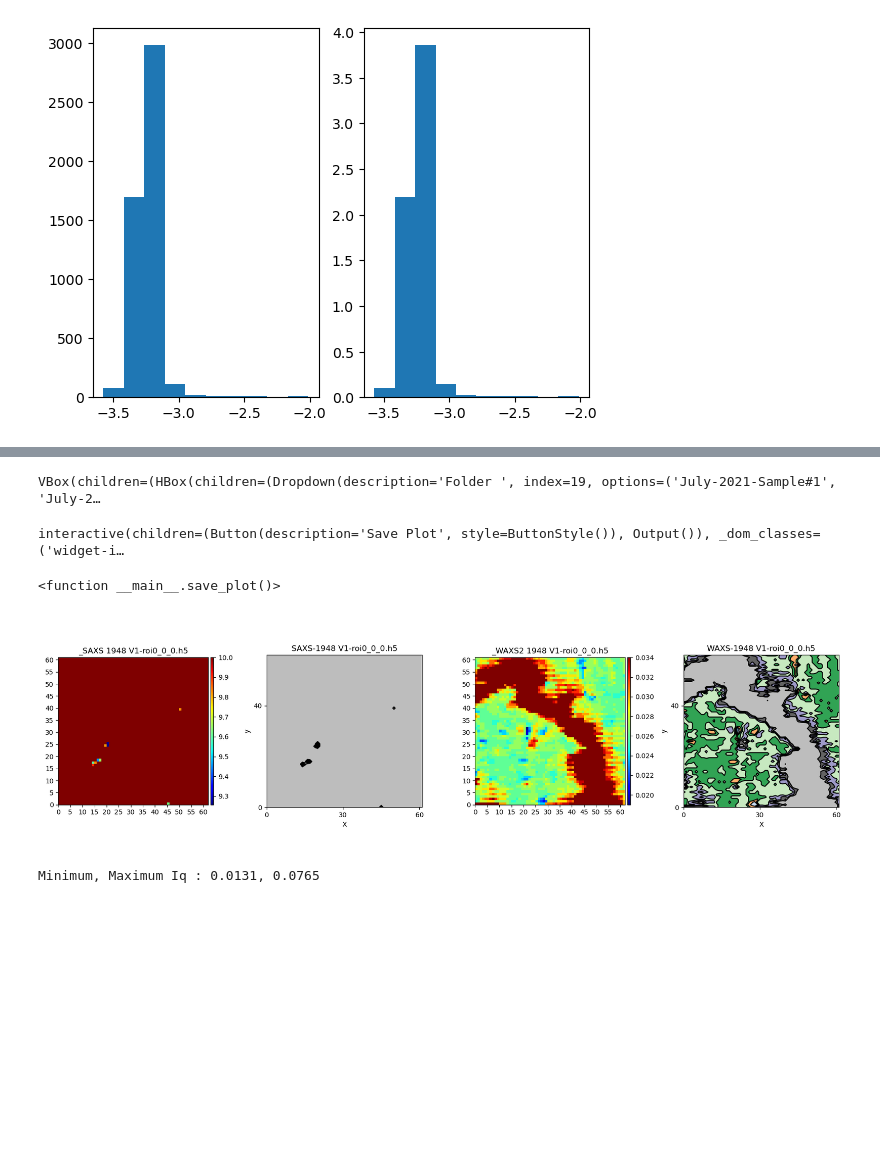
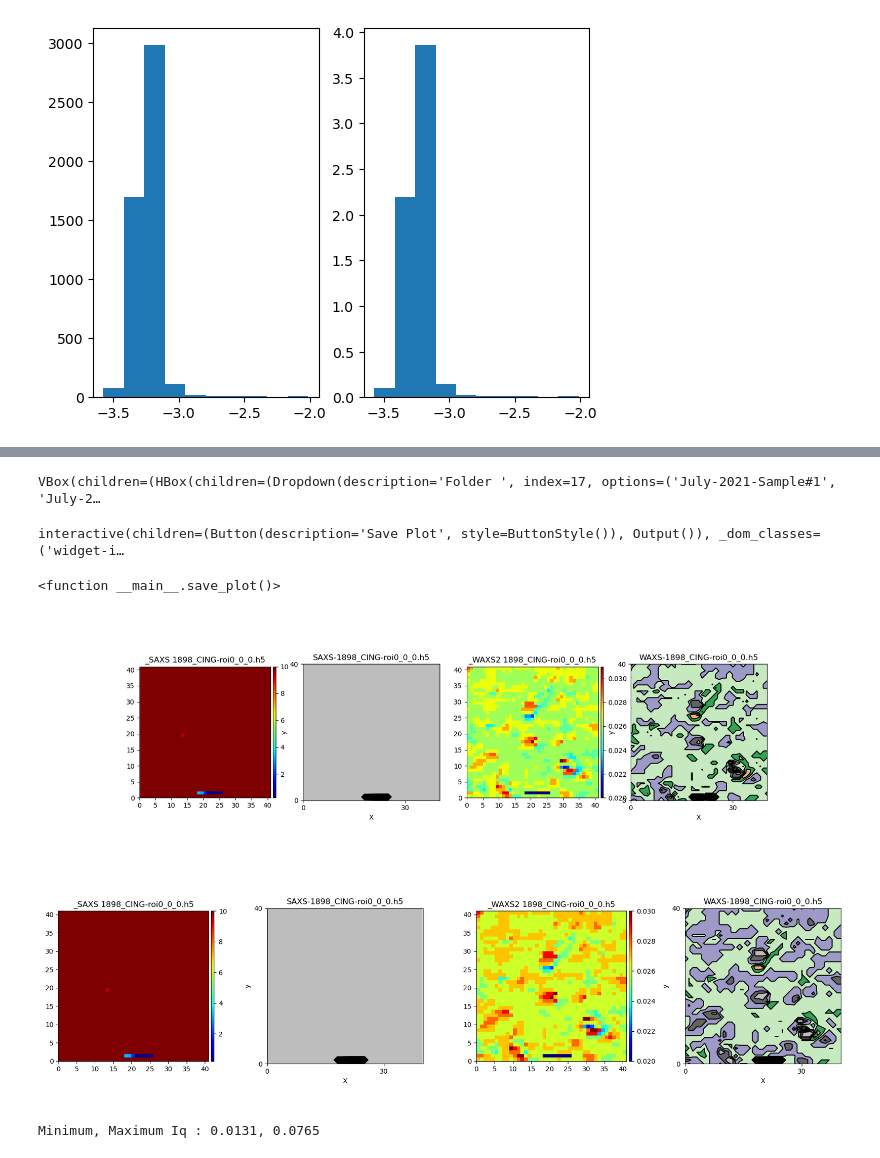
Before and after one commit to eeedinar/Alzheimers, a Jupyter notebook: visualization.ipynb, the cells around one changed output, grey strips where cells are left out. Drawn from its saved outputs; the diff is of its cells as text; code cells hidden in the pictures; blank space fills up the shorter version.

```diff
--- a/visualization.ipynb
+++ b/visualization.ipynb
@@ -8,7 +8,7 @@ from analysis_data import *
 qgrid2 = np.hstack([np.arange(0.005, 0.0499, 0.001), np.arange(0.05, 0.099, 0.002), np.arange(0.1, 3.2, 0.005)])
 
 samples_csv                = 'data_directory.csv'
-default_sample_dir         = 'Mar-2023-Sample#1948'      # 'July-2021-Sample#6'    '21-Nov'   'July-sorted'   '20-Dec'    '22-Oct'   'Oct-2022-1971'   'Mar-2023-Sample#1898'
+default_sample_dir         = 'Mar-2023-Sample#1898'      # 'July-2021-Sample#6'    '21-Nov'   'July-sorted'   '20-Dec'    '22-Oct'   'Oct-2022-1971'   'Mar-2023-Sample#1898'
 csv_and_code_abs_directory = '/Users/bashit.a/Documents/Alzheimer/Codes/'
 
 dropdown_name, dropdown_name_list, cwd, exp_folder = change_python_path(dropdown_name = default_sample_dir, csv_file_location = csv_and_code_abs_directory, samples_csv = samples_csv)
@@ -106,6 +97,9 @@ saxs_inc_widget = ipywidgets.FloatSlider(value = default_saxs_inc,     min= 0.00
 waxs_max_widget = ipywidgets.FloatSlider(value = 0.035,  min= 0.001,   max= 1, step=0.001 ,                 description='WAXS Max:',  continuous_update=False, layout=ipywidgets.Layout(width='25%'), readout=True, readout_format='.4f', style= {'description_width': 'initial'})
 waxs_inc_widget = ipywidgets.FloatSlider(value = default_waxs_inc,     min= 0.0001, max= 0.035, step=0.001, description='WAXS Inc.:', continuous_update=False, layout=ipywidgets.Layout(width='25%'), readout=True, readout_format='.4f', style= {'description_width': 'initial'})
 contour_level_widget   = ipywidgets.IntSlider(value=9,                 min=3,       max=30,                 description='Contour Level.:', continuous_update=False, layout=ipywidgets.Layout(width='25%'), readout=True,                   style= {'description_width': 'initial'})
+
+
+output = ipywidgets.Output()
 
 ### set saxs-waxs max, value, step update according to file
 def set_saxs_waxs_widget(diff_patterns, scattering):
@@ -140,8 +134,8 @@ def saxs_waxs_max_inc_visibility(saxs_max, saxs_inc, waxs_max, waxs_inc):
     waxs_max_widget.layout.visibility = waxs_max
     waxs_inc_widget.layout.visibility = waxs_max
 
+@output.capture(clear_output=True)
 def heat_map(file, cmap_heatmap, cmap_contour, data_binning, saxs_max, saxs_inc, waxs_max, waxs_inc, rep_value, q_value, level):
-
 
     Width, Height = width_height(file)
 
@@ -227,35 +221,36 @@ def heat_map(file, cmap_heatmap, cmap_contour, data_binning, saxs_max, saxs_inc,
         except:
             pass
 
     print(f'File = {file}, SAXS-MAX = {saxs_max:0.3f}, SAXS-INC = {saxs_inc:0.3f}, WAXS-MAX = {waxs_max:0.3f}, WAXS-INC = {waxs_inc:0.3f}, cmap = {cmap_heatmap}')
     print(f'File = {file}, Width, Height = {width_height(file)}')
 
     plt.tight_layout()
 
 def save_plot():
     plt.savefig(f'{dropdown_file.value}.tif', bbox_inches='tight', dpi=300) # Saving the image as an eps file
 
 ### change dropdown_file lists when directory is changed
 def update_samples_list(*args):
     global cwd, exp_folder
     _,_, cwd, exp_folder = change_python_path(dropdown_name = dropdown_dir.value, csv_file_location = csv_and_code_abs_directory, samples_csv = samples_csv)
     dropdown_file.options = cwd_files_search_with('.h5')
     dropdown_file.value = cwd_files_search_with('.h5')[0]
 dropdown_dir.observe(update_samples_list)
 
 ui  = ipywidgets.VBox([ipywidgets.HBox([dropdown_dir, dropdown_file, cmap_heatmap, data_binning, rep_value, q_value_widget]), ipywidgets.HBox([saxs_max_widget, saxs_inc_widget, waxs_max_widget, waxs_inc_widget]), ipywidgets.HBox([contour_level_widget, cmap_contour])])
 out = ipywidgets.interactive_output(heat_map, {'file' : dropdown_file, 'cmap_heatmap' : cmap_heatmap,'cmap_contour' : cmap_contour, 'data_binning' : data_binning, 'saxs_max' : saxs_max_widget, 'saxs_inc' : saxs_inc_widget , 'waxs_max' : waxs_max_widget, 'waxs_inc' : waxs_inc_widget, 'rep_value' : rep_value, 'q_value' : q_value_widget, 'level': contour_level_widget})
 # out = ipywidgets.interact(heat_map, file = dropdown_file, cmap=cmap, data_binning=data_binning, saxs_max=saxs_max_widget, saxs_inc=saxs_inc_widget , waxs_max=waxs_max_widget, waxs_inc=waxs_inc_widget, rep_value=rep_value, q_value=q_value_widget)
 
 display(out, ui)
 ipywidgets.interact_manual.opts['manual_name'] = 'Save Plot'
 ipywidgets.interact_manual(save_plot)
 # %% [output]
 [interactive output not drawn]
-VBox(children=(HBox(children=(Dropdown(description='Folder ', index=19, options=('July-2021-Sample#1', 'July-2…
+VBox(children=(HBox(children=(Dropdown(description='Folder ', index=17, options=('July-2021-Sample#1', 'July-2…
 interactive(children=(Button(description='Save Plot', style=ButtonStyle()), Output()), _dom_classes=('widget-i…
 <function __main__.save_plot()>
-[figure, old version]
+[figure, new version]
+[figure, added]
 # %%
 ### Heatmap on q~0.66 to q~1.45 range with low pass filtered
 %matplotlib widget
```
Also changed, not shown: parts of 6 cells of this notebook.
